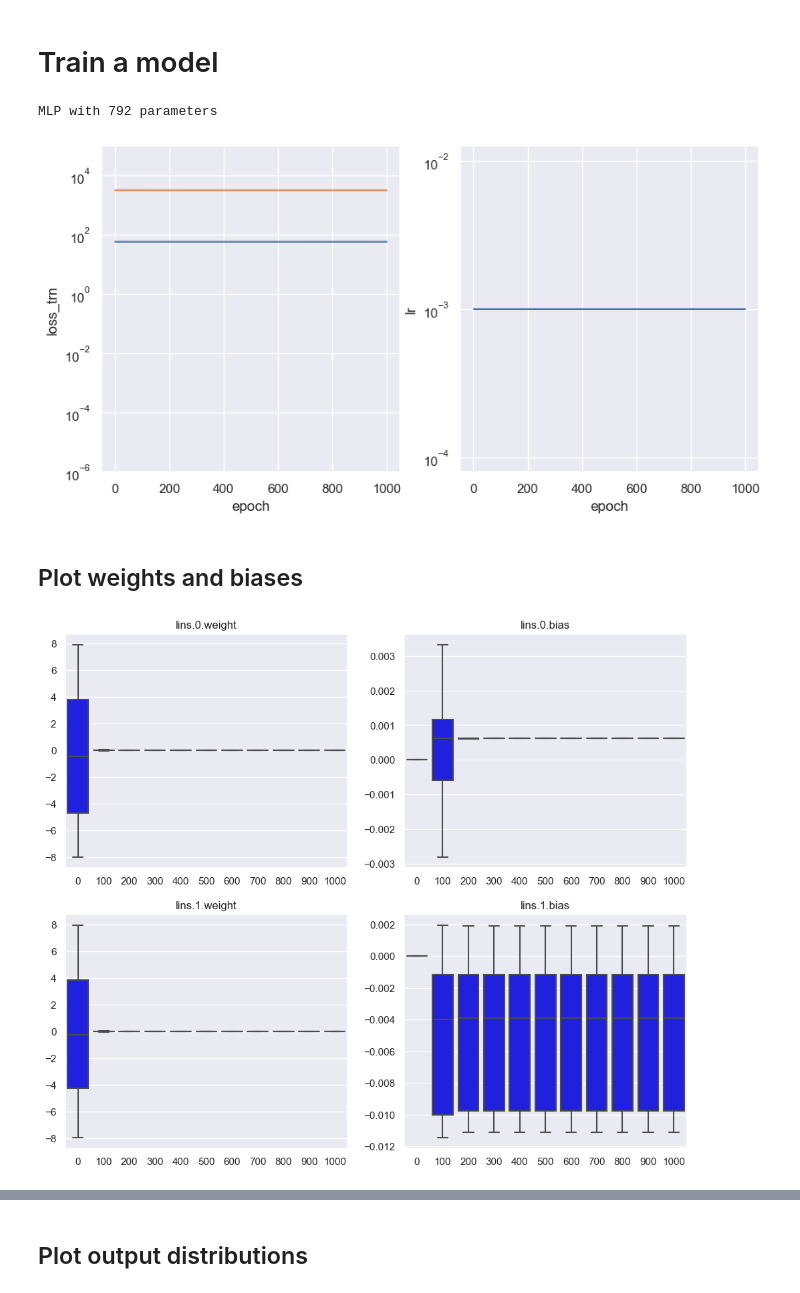
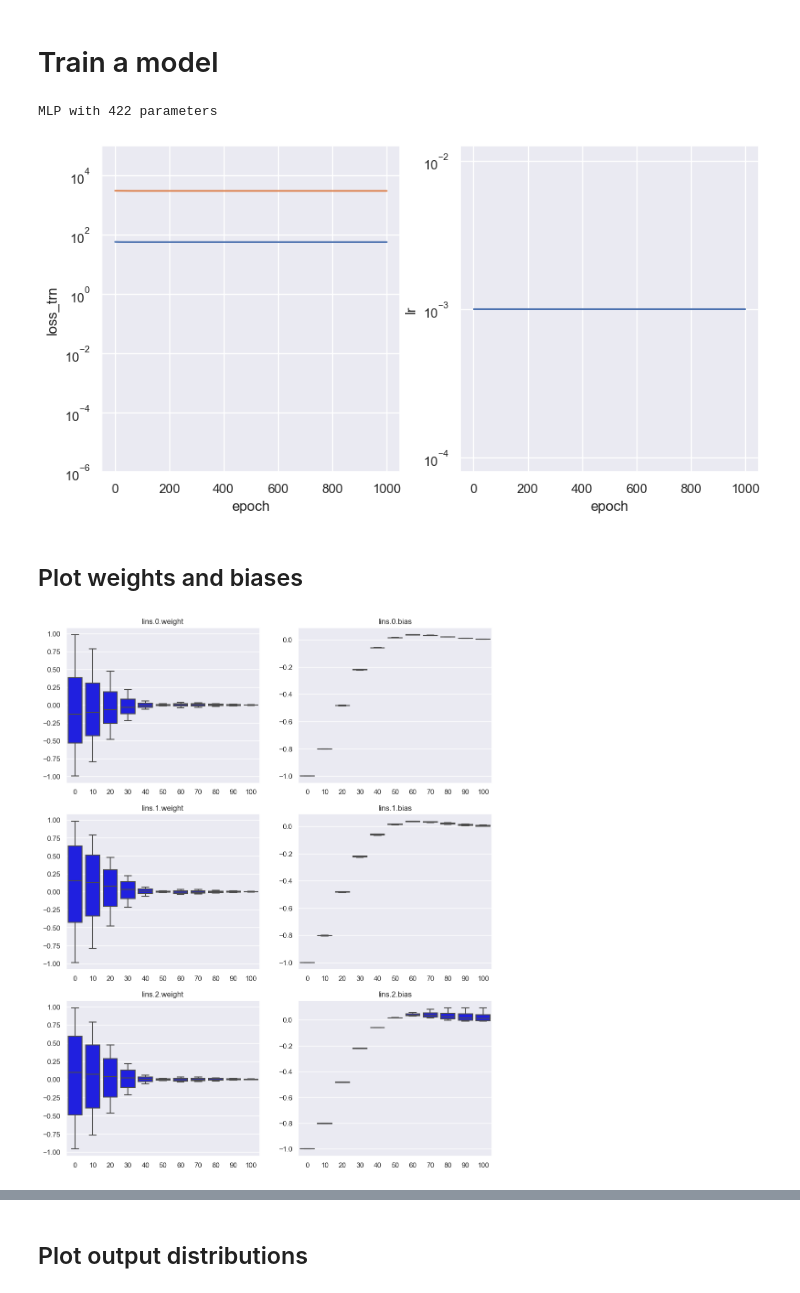
Before and after one commit to sprmsv/POD-NN, a Jupyter notebook: experiments.ipynb, the cells around one changed output, grey strips where cells are left out. Saved outputs shown, nothing was run; the diff lists cells and outputs as text; code cells hidden in the pictures.

Commit message:
change activation functions

```diff
--- a/experiments.ipynb
+++ b/experiments.ipynb
@@ -142,7 +142,7 @@ axs[1].set(title='validation', xlabel='$i$')
 epochs = 1000
 lr = 1e-03
 bsz = None
-batch_norm = True
+batch_norm = False
 
 if batch_norm and bsz:
     assert bsz > 1
@@ -164,9 +164,9 @@ validationloader = DataLoader(
 model = MLP(
     M=M,
     L=(2 * L),  # Reald and imaginary parts
-    hidden_layers=[30],
-    activation=torch.sigmoid,
-    gain=8.,
+    hidden_layers=[10, 10],
+    activations=[torch.tanh, torch.relu],
+    gain=1.,
     dtype=torch.float64,
 )
 criterion = torch.nn.MSELoss()
@@ -199,7 +199,7 @@ if True:
     sns.lineplot(stats, x='epoch', y='lr', ax=axs[1])
     axs[1].set(yscale='log')
 # %% [output]
-MLP with 792 parameters
+MLP with 422 parameters
 [figure]
 # %% [markdown]
 ## Plot weights and biases
@@ -229,28 +229,28 @@ grads = {name: pd.DataFrame(grads_[name]) for name in grads_.keys()}
 # %%
 ncols = 2
 nrows = (len(params) + 1) // ncols
 fig, axs = plt.subplots(
     ncols=ncols,
     nrows=nrows,
     figsize=(12, 5 * nrows)
 )
 axs = axs.flatten()
 
 for idx, (name, df) in enumerate(params.items()):
     sns.boxplot(
         data=df[
-            (df['epoch'] % (epochs // 10) == 0)
-            # (df['epoch'] <= 100) & (df['epoch'] % (epochs // 100) == 0)
+            # (df['epoch'] % (epochs // 10) == 0)
+            (df['epoch'] <= 100) & (df['epoch'] % (epochs // 100) == 0)
         ],
         x='epoch', y='val',
         color='blue',
         showfliers=False,
         ax=axs[idx],
     )
 
     axs[idx].set(ylabel='', xlabel='', title=name)
 # %% [output]
-[figure, old version]
+[figure, new version]
 # %%
 ncols = 2
 nrows = (len(grads) + 1) // ncols
```
Also changed, not shown: parts of 6 cells of this notebook, 1 other file.
